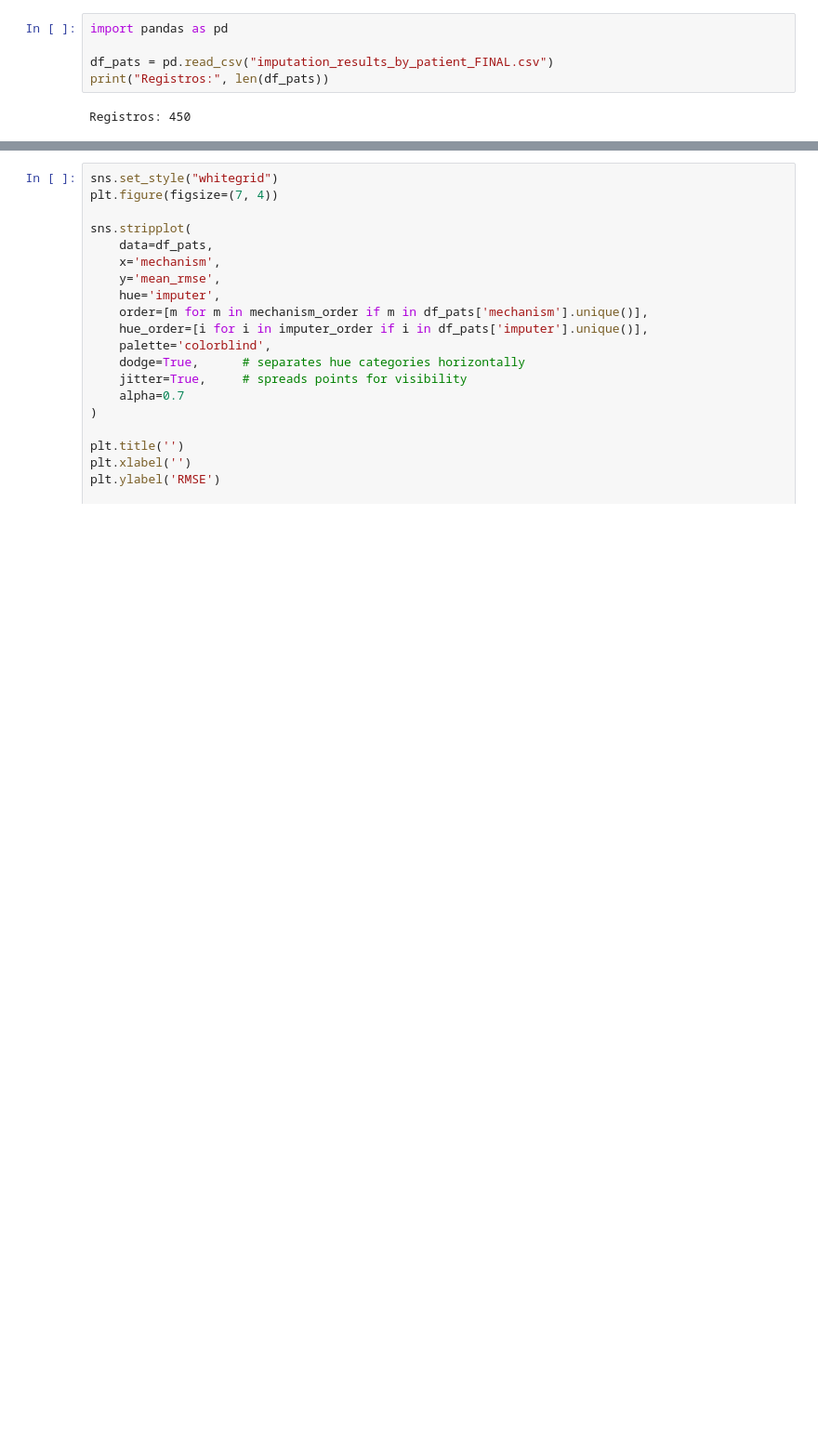
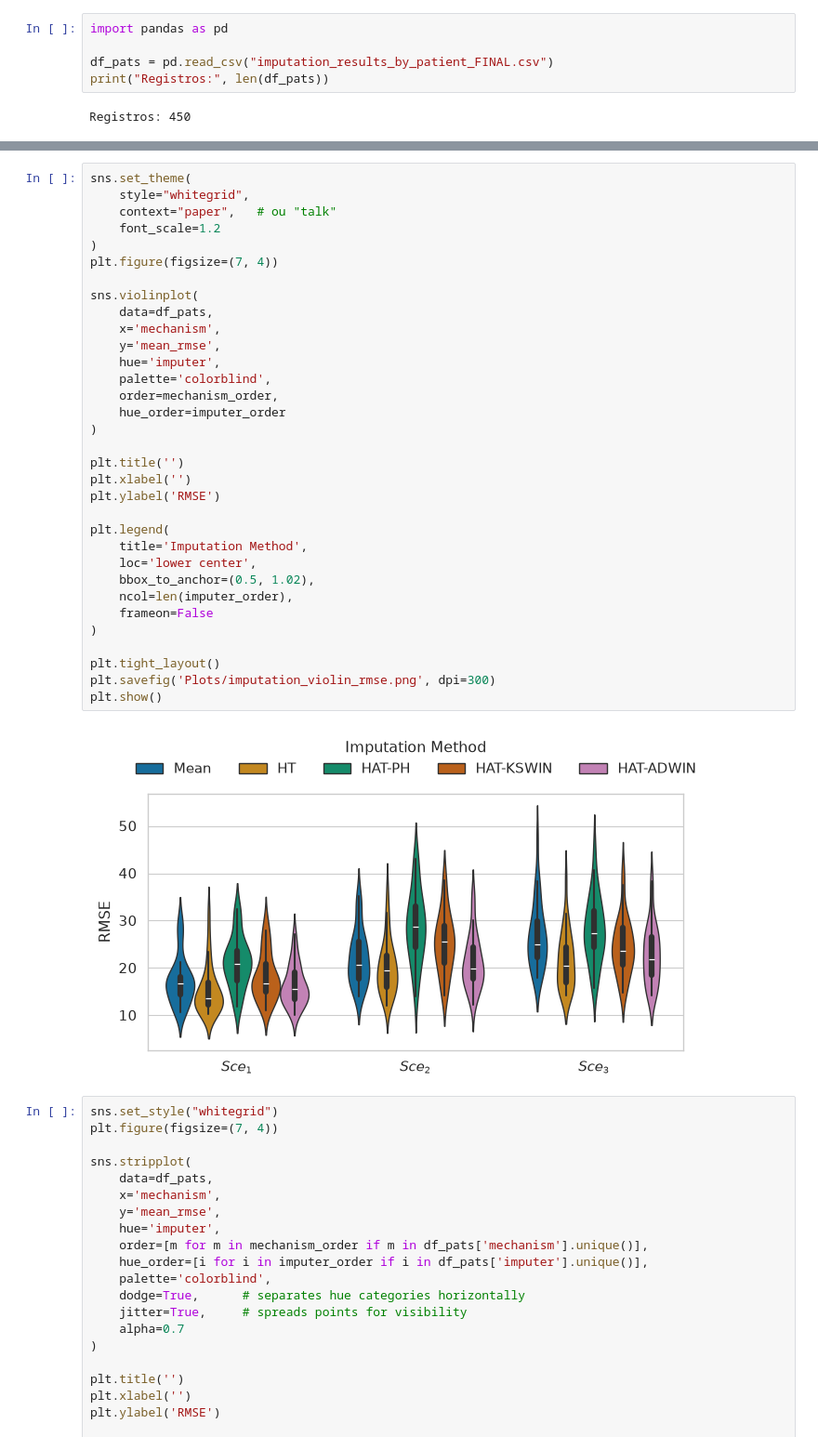
Before and after one commit to afonsoMatheus/supervised-concept-drift-analysis, a Jupyter notebook: Imputation/Analysis/analysis_plots.ipynb, the cells around one changed output, grey strips where cells are left out. Shown at 93% size. Drawn from its saved outputs; the diff is of its cells as text; blank space fills up the shorter version.

```diff
--- a/Imputation/Analysis/analysis_plots.ipynb
+++ b/Imputation/Analysis/analysis_plots.ipynb
@@ -66,3 +64,38 @@ plt.show()
+# %%
+sns.set_theme(
+    style="whitegrid",
+    context="paper",   # ou "talk"
+    font_scale=1.2
+)
+plt.figure(figsize=(7, 4))
+
+sns.violinplot(
+    data=df_pats,
+    x='mechanism',
+    y='mean_rmse',
+    hue='imputer',
+    palette='colorblind',
+    order=mechanism_order,
+    hue_order=imputer_order
+)
+
+plt.title('')
+plt.xlabel('')
+plt.ylabel('RMSE')
+
+plt.legend(
+    title='Imputation Method',
+    loc='lower center',
+    bbox_to_anchor=(0.5, 1.02),
+    ncol=len(imputer_order),
+    frameon=False
+)
+
+plt.tight_layout()
+plt.savefig('Plots/imputation_violin_rmse.png', dpi=300)
+plt.show()
+# %% [output]
+[figure, added]
 # %%
 sns.set_style("whitegrid")
 plt.figure(figsize=(7, 4))
```
Also changed, not shown: parts of 2 cells of this notebook.
